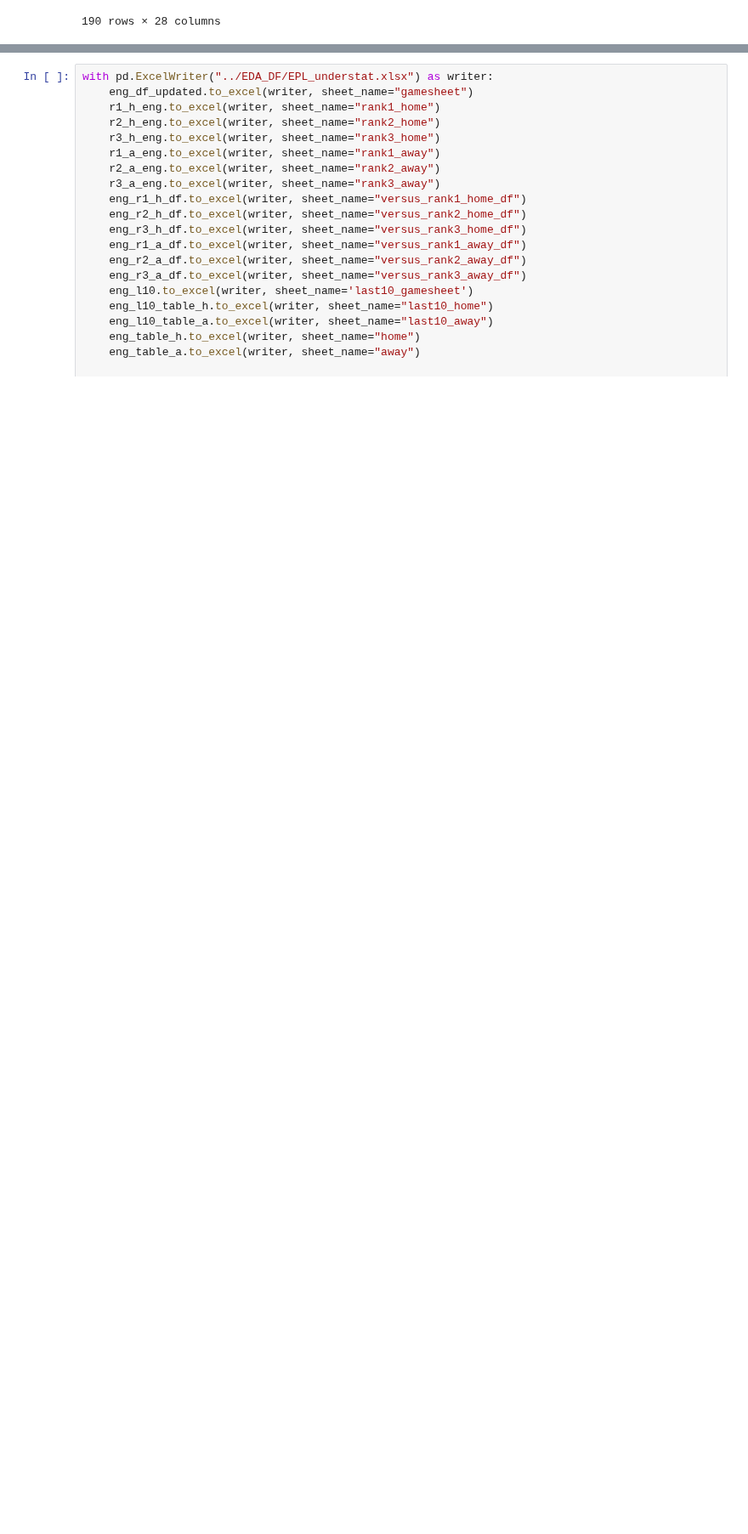
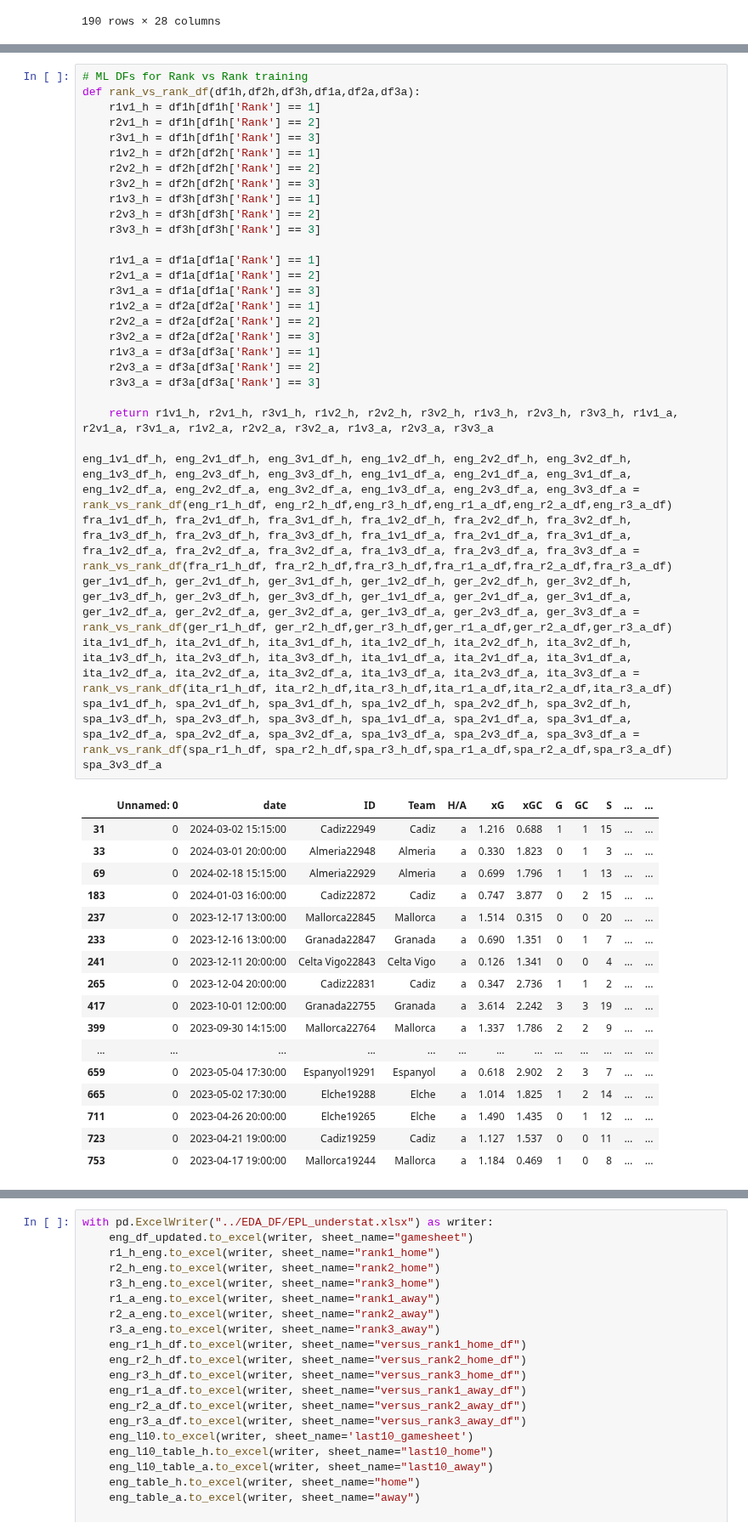
Before and after one commit to rpenn97/score_prediction_tool, a Jupyter notebook: Backend/Dataframe_generator.ipynb, the cells around one changed output, grey strips where cells are left out. Shown at 85% size. Drawn from its saved outputs; the diff is of its cells as text; blank space fills up the shorter version.

```diff
--- a/Backend/Dataframe_generator.ipynb
+++ b/Backend/Dataframe_generator.ipynb
@@ -416,3 +425,52 @@ r2_a_eng
 | Leicester | 2 | 1.162000 | 1.944333 | 1.333333 | 2.333333 | 0.333333 | 7.666667 | 23.666667 | 1.666667 | 2.000000 | 0.666667 | ... |
 | Sheffield United | 2 | 0.654375 | 1.999750 | 0.750000 | 2.000000 | 0.125000 | 9.000000 | 17.125000 | 0.500000 | 2.500000 | 0.625000 | ... |
 | Southampton | 2 | 1.354500 | 2.595000 | 1.250000 | 2.750000 | 0.000000 | 9.500000 | 17.250000 | 2.000000 | 2.500000 | 0.750000 | ... |
+# %%
+# ML DFs for Rank vs Rank training
+def rank_vs_rank_df(df1h,df2h,df3h,df1a,df2a,df3a):
+    r1v1_h = df1h[df1h['Rank'] == 1]
+    r2v1_h = df1h[df1h['Rank'] == 2]
+    r3v1_h = df1h[df1h['Rank'] == 3]
+    r1v2_h = df2h[df2h['Rank'] == 1]
+    r2v2_h = df2h[df2h['Rank'] == 2]
+    r3v2_h = df2h[df2h['Rank'] == 3]
+    r1v3_h = df3h[df3h['Rank'] == 1]
+    r2v3_h = df3h[df3h['Rank'] == 2]
+    r3v3_h = df3h[df3h['Rank'] == 3]
+
+    r1v1_a = df1a[df1a['Rank'] == 1]
+    r2v1_a = df1a[df1a['Rank'] == 2]
+    r3v1_a = df1a[df1a['Rank'] == 3]
+    r1v2_a = df2a[df2a['Rank'] == 1]
+    r2v2_a = df2a[df2a['Rank'] == 2]
+    r3v2_a = df2a[df2a['Rank'] == 3]
+    r1v3_a = df3a[df3a['Rank'] == 1]
+    r2v3_a = df3a[df3a['Rank'] == 2]
+    r3v3_a = df3a[df3a['Rank'] == 3]
+
+    return r1v1_h, r2v1_h, r3v1_h, r1v2_h, r2v2_h, r3v2_h, r1v3_h, r2v3_h, r3v3_h, r1v1_a, r2v1_a, r3v1_a, r1v2_a, r2v2_a, r3v2_a, r1v3_a, r2v3_a, r3v3_a
+
+eng_1v1_df_h, eng_2v1_df_h, eng_3v1_df_h, eng_1v2_df_h, eng_2v2_df_h, eng_3v2_df_h, eng_1v3_df_h, eng_2v3_df_h, eng_3v3_df_h, eng_1v1_df_a, eng_2v1_df_a, eng_3v1_df_a, eng_1v2_df_a, eng_2v2_df_a, eng_3v2_df_a, eng_1v3_df_a, eng_2v3_df_a, eng_3v3_df_a = rank_vs_rank_df(eng_r1_h_df, eng_r2_h_df,eng_r3_h_df,eng_r1_a_df,eng_r2_a_df,eng_r3_a_df)
+fra_1v1_df_h, fra_2v1_df_h, fra_3v1_df_h, fra_1v2_df_h, fra_2v2_df_h, fra_3v2_df_h, fra_1v3_df_h, fra_2v3_df_h, fra_3v3_df_h, fra_1v1_df_a, fra_2v1_df_a, fra_3v1_df_a, fra_1v2_df_a, fra_2v2_df_a, fra_3v2_df_a, fra_1v3_df_a, fra_2v3_df_a, fra_3v3_df_a = rank_vs_rank_df(fra_r1_h_df, fra_r2_h_df,fra_r3_h_df,fra_r1_a_df,fra_r2_a_df,fra_r3_a_df)
+ger_1v1_df_h, ger_2v1_df_h, ger_3v1_df_h, ger_1v2_df_h, ger_2v2_df_h, ger_3v2_df_h, ger_1v3_df_h, ger_2v3_df_h, ger_3v3_df_h, ger_1v1_df_a, ger_2v1_df_a, ger_3v1_df_a, ger_1v2_df_a, ger_2v2_df_a, ger_3v2_df_a, ger_1v3_df_a, ger_2v3_df_a, ger_3v3_df_a = rank_vs_rank_df(ger_r1_h_df, ger_r2_h_df,ger_r3_h_df,ger_r1_a_df,ger_r2_a_df,ger_r3_a_df)
+ita_1v1_df_h, ita_2v1_df_h, ita_3v1_df_h, ita_1v2_df_h, ita_2v2_df_h, ita_3v2_df_h, ita_1v3_df_h, ita_2v3_df_h, ita_3v3_df_h, ita_1v1_df_a, ita_2v1_df_a, ita_3v1_df_a, ita_1v2_df_a, ita_2v2_df_a, ita_3v2_df_a, ita_1v3_df_a, ita_2v3_df_a, ita_3v3_df_a = rank_vs_rank_df(ita_r1_h_df, ita_r2_h_df,ita_r3_h_df,ita_r1_a_df,ita_r2_a_df,ita_r3_a_df)
+spa_1v1_df_h, spa_2v1_df_h, spa_3v1_df_h, spa_1v2_df_h, spa_2v2_df_h, spa_3v2_df_h, spa_1v3_df_h, spa_2v3_df_h, spa_3v3_df_h, spa_1v1_df_a, spa_2v1_df_a, spa_3v1_df_a, spa_1v2_df_a, spa_2v2_df_a, spa_3v2_df_a, spa_1v3_df_a, spa_2v3_df_a, spa_3v3_df_a = rank_vs_rank_df(spa_r1_h_df, spa_r2_h_df,spa_r3_h_df,spa_r1_a_df,spa_r2_a_df,spa_r3_a_df)
+spa_3v3_df_a
+# %% [output]
+|  | Unnamed: 0 | date | ID | Team | H/A | xG | xGC | G | GC | S | ... | ... |
+| 31 | 0 | 2024-03-02 15:15:00 | Cadiz22949 | Cadiz | a | 1.216 | 0.688 | 1 | 1 | 15 | ... | ... |
+| 33 | 0 | 2024-03-01 20:00:00 | Almeria22948 | Almeria | a | 0.330 | 1.823 | 0 | 1 | 3 | ... | ... |
+| 69 | 0 | 2024-02-18 15:15:00 | Almeria22929 | Almeria | a | 0.699 | 1.796 | 1 | 1 | 13 | ... | ... |
+| 183 | 0 | 2024-01-03 16:00:00 | Cadiz22872 | Cadiz | a | 0.747 | 3.877 | 0 | 2 | 15 | ... | ... |
+| 237 | 0 | 2023-12-17 13:00:00 | Mallorca22845 | Mallorca | a | 1.514 | 0.315 | 0 | 0 | 20 | ... | ... |
+| 233 | 0 | 2023-12-16 13:00:00 | Granada22847 | Granada | a | 0.690 | 1.351 | 0 | 1 | 7 | ... | ... |
+| 241 | 0 | 2023-12-11 20:00:00 | Celta Vigo22843 | Celta Vigo | a | 0.126 | 1.341 | 0 | 0 | 4 | ... | ... |
+| 265 | 0 | 2023-12-04 20:00:00 | Cadiz22831 | Cadiz | a | 0.347 | 2.736 | 1 | 1 | 2 | ... | ... |
+| 417 | 0 | 2023-10-01 12:00:00 | Granada22755 | Granada | a | 3.614 | 2.242 | 3 | 3 | 19 | ... | ... |
+| 399 | 0 | 2023-09-30 14:15:00 | Mallorca22764 | Mallorca | a | 1.337 | 1.786 | 2 | 2 | 9 | ... | ... |
+| ... | ... | ... | ... | ... | ... | ... | ... | ... | ... | ... | ... | ... |
+| 659 | 0 | 2023-05-04 17:30:00 | Espanyol19291 | Espanyol | a | 0.618 | 2.902 | 2 | 3 | 7 | ... | ... |
+| 665 | 0 | 2023-05-02 17:30:00 | Elche19288 | Elche | a | 1.014 | 1.825 | 1 | 2 | 14 | ... | ... |
+| 711 | 0 | 2023-04-26 20:00:00 | Elche19265 | Elche | a | 1.490 | 1.435 | 0 | 1 | 12 | ... | ... |
+| 723 | 0 | 2023-04-21 19:00:00 | Cadiz19259 | Cadiz | a | 1.127 | 1.537 | 0 | 0 | 11 | ... | ... |
+| 753 | 0 | 2023-04-17 19:00:00 | Mallorca19244 | Mallorca | a | 1.184 | 0.469 | 1 | 0 | 8 | ... | ... |
```
Also changed, not shown: parts of 6 cells of this notebook, 7 other files.
